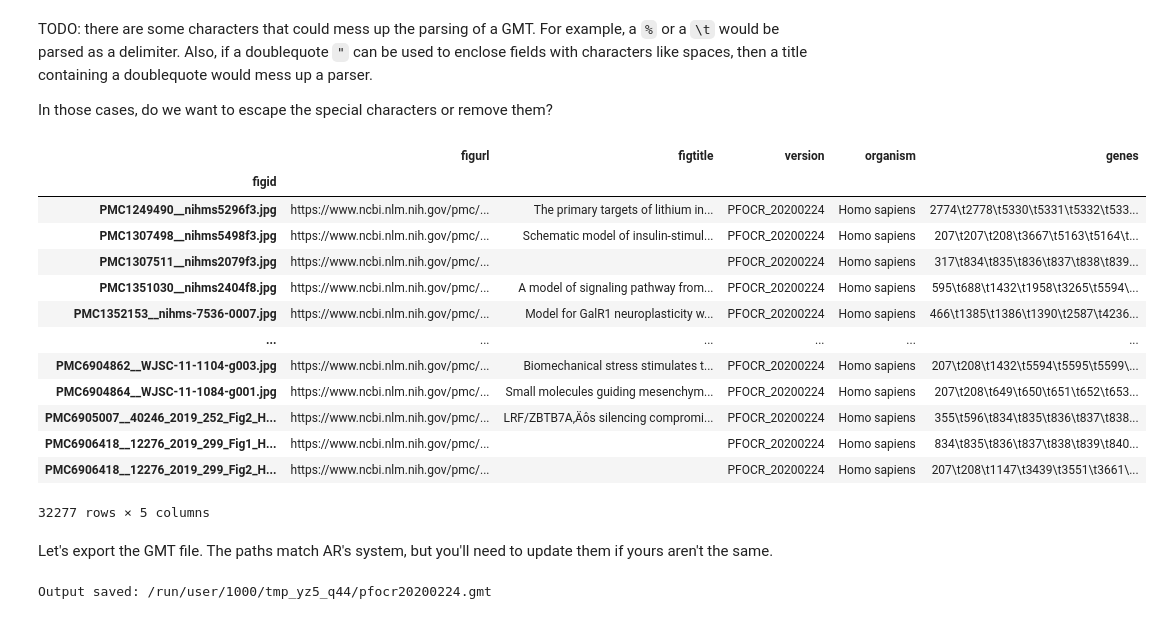
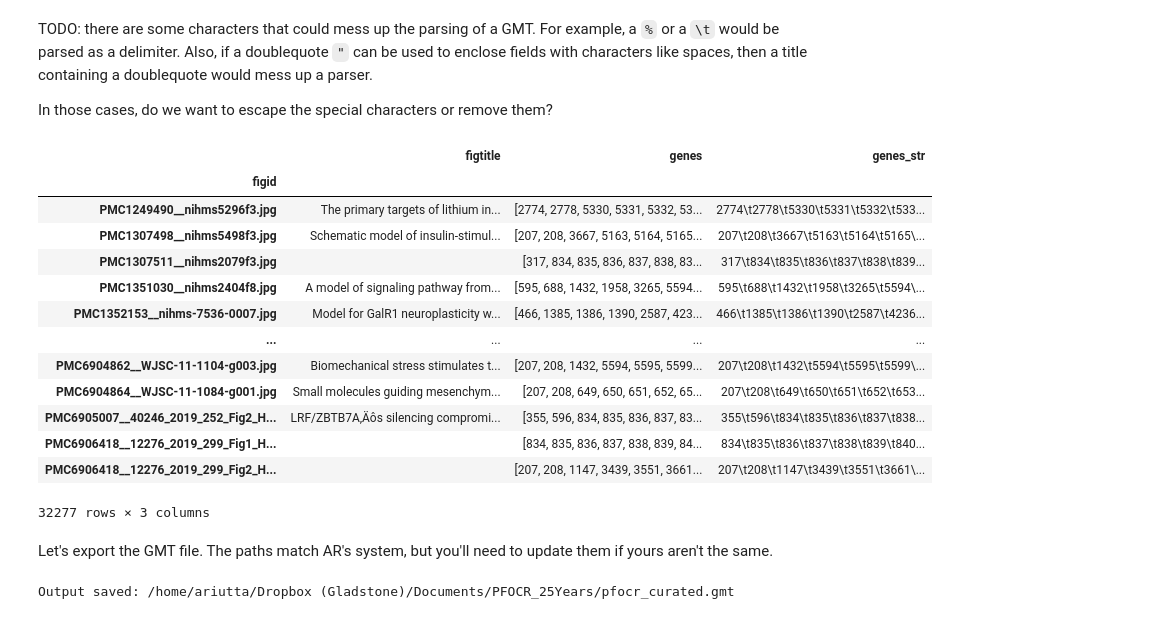
Before and after one commit to wikipathways/pathway-figure-ocr, a Jupyter notebook: notebooks/gmt.ipynb, the cells around one changed output. Drawn from its saved outputs; the diff is of its cells as text; code cells hidden in the pictures.

```diff
--- a/notebooks/gmt.ipynb
+++ b/notebooks/gmt.ipynb
@@ -154,6 +160,8 @@ pfocr_df = pfocr_df.join(gene_counts_df, on="figid")
 # %% [markdown]
 Limit to figures having 10 or more unique genes.
 # %%
-cutoff_pfocr_df = pfocr_df[pfocr_df["unique_gene_count"] >= 10].copy(deep=True)
+cutoff_pfocr_df = pfocr_df[pfocr_df["unique_gene_count"] >= 10][
+    ["figid", "figtitle", "entrez"]
+].drop_duplicates()
 cutoff_pfocr_df
 # %% [output]
@@ -198,61 +204,57 @@ def genes_to_gmt(df):
     return df["entrez"].astype("str").str.cat(sep="\t")
 # %%
 gmt_df = (
-    cutoff_pfocr_df[["figid", "figurl", "figtitle"]]
+    cutoff_pfocr_df[["figid", "figtitle"]]
     .drop_duplicates()
     .set_index("figid")
     .copy(deep=True)
 )
-gmt_df["version"] = "PFOCR_20200224"
-gmt_df["organism"] = "Homo sapiens"
 gmt_df["genes"] = (
+    cutoff_pfocr_df.set_index("figid")
+    .groupby("figid")
+    .apply(lambda x: x["entrez"].astype("str").to_list())
+)
+gmt_df["genes_str"] = (
     cutoff_pfocr_df.set_index("figid").groupby("figid").apply(genes_to_gmt)
 )
 gmt_df = gmt_df.fillna("")
 
 gmt_df
 # %% [output]
-|  | figurl | figtitle | version | organism | genes |
-| figid |  |  |  |  |  |
-| PMC1249490__nihms5296f3.jpg | https://www.ncbi.nlm.nih.gov/pmc/... | The primary targets of lithium in... | PFOCR_20200224 | Homo sapiens | 2774\t2778\t5330\t5331\t5332\t533... |
-| PMC1307498__nihms5498f3.jpg | https://www.ncbi.nlm.nih.gov/pmc/... | Schematic model of insulin-stimul... | PFOCR_20200224 | Homo sapiens | 207\t207\t208\t3667\t5163\t5164\t... |
-| PMC1307511__nihms2079f3.jpg | https://www.ncbi.nlm.nih.gov/pmc/... |  | PFOCR_20200224 | Homo sapiens | 317\t834\t835\t836\t837\t838\t839... |
-| PMC1351030__nihms2404f8.jpg | https://www.ncbi.nlm.nih.gov/pmc/... | A model of signaling pathway from... | PFOCR_20200224 | Homo sapiens | 595\t688\t1432\t1958\t3265\t5594\... |
-| PMC1352153__nihms-7536-0007.jpg | https://www.ncbi.nlm.nih.gov/pmc/... | Model for GalR1 neuroplasticity w... | PFOCR_20200224 | Homo sapiens | 466\t1385\t1386\t1390\t2587\t4236... |
-| ... | ... | ... | ... | ... | ... |
-| PMC6904862__WJSC-11-1104-g003.jpg | https://www.ncbi.nlm.nih.gov/pmc/... | Biomechanical stress stimulates t... | PFOCR_20200224 | Homo sapiens | 207\t208\t1432\t5594\t5595\t5599\... |
-| PMC6904864__WJSC-11-1084-g001.jpg | https://www.ncbi.nlm.nih.gov/pmc/... | Small molecules guiding mesenchym... | PFOCR_20200224 | Homo sapiens | 207\t208\t649\t650\t651\t652\t653... |
-| PMC6905007__40246_2019_252_Fig2_H... | https://www.ncbi.nlm.nih.gov/pmc/... | LRF/ZBTB7A‚Äôs silencing compromi... | PFOCR_20200224 | Homo sapiens | 355\t596\t834\t835\t836\t837\t838... |
-| PMC6906418__12276_2019_299_Fig1_H... | https://www.ncbi.nlm.nih.gov/pmc/... |  | PFOCR_20200224 | Homo sapiens | 834\t835\t836\t837\t838\t839\t840... |
-| PMC6906418__12276_2019_299_Fig2_H... | https://www.ncbi.nlm.nih.gov/pmc/... |  | PFOCR_20200224 | Homo sapiens | 207\t208\t1147\t3439\t3551\t3661\... |
+|  | figtitle | genes | genes_str |
+| figid |  |  |  |
+| PMC1249490__nihms5296f3.jpg | The primary targets of lithium in... | [2774, 2778, 5330, 5331, 5332, 53... | 2774\t2778\t5330\t5331\t5332\t533... |
+| PMC1307498__nihms5498f3.jpg | Schematic model of insulin-stimul... | [207, 208, 3667, 5163, 5164, 5165... | 207\t208\t3667\t5163\t5164\t5165\... |
+| PMC1307511__nihms2079f3.jpg |  | [317, 834, 835, 836, 837, 838, 83... | 317\t834\t835\t836\t837\t838\t839... |
+| PMC1351030__nihms2404f8.jpg | A model of signaling pathway from... | [595, 688, 1432, 1958, 3265, 5594... | 595\t688\t1432\t1958\t3265\t5594\... |
+| PMC1352153__nihms-7536-0007.jpg | Model for GalR1 neuroplasticity w... | [466, 1385, 1386, 1390, 2587, 423... | 466\t1385\t1386\t1390\t2587\t4236... |
+| ... | ... | ... | ... |
+| PMC6904862__WJSC-11-1104-g003.jpg | Biomechanical stress stimulates t... | [207, 208, 1432, 5594, 5595, 5599... | 207\t208\t1432\t5594\t5595\t5599\... |
+| PMC6904864__WJSC-11-1084-g001.jpg | Small molecules guiding mesenchym... | [207, 208, 649, 650, 651, 652, 65... | 207\t208\t649\t650\t651\t652\t653... |
+| PMC6905007__40246_2019_252_Fig2_H... | LRF/ZBTB7A‚Äôs silencing compromi... | [355, 596, 834, 835, 836, 837, 83... | 355\t596\t834\t835\t836\t837\t838... |
+| PMC6906418__12276_2019_299_Fig1_H... |  | [834, 835, 836, 837, 838, 839, 84... | 834\t835\t836\t837\t838\t839\t840... |
+| PMC6906418__12276_2019_299_Fig2_H... |  | [207, 208, 1147, 3439, 3551, 3661... | 207\t208\t1147\t3439\t3551\t3661\... |
-32277 rows × 5 columns
+32277 rows × 3 columns
 # %% [markdown]
 Let's export the GMT file. The paths match AR's system, but you'll need to update them if yours aren't the same.
 # %%
 dropbox_dir = Path("~/Dropbox (Gladstone)").expanduser().resolve()
 paper_dir = dropbox_dir.joinpath("Documents/PFOCR_25Years").expanduser().resolve()
-data_dir = paper_dir.joinpath("raw")
+data_dir = paper_dir
+# data_dir = paper_dir.joinpath("raw")
 
 if not data_dir.exists():
     tmp_dir = tempfile.TemporaryDirectory()
     # can explicitly remove tmp_dir with tmp_dir.cleanup()
     data_dir = Path(tmp_dir.name)
 
-gmt_path = data_dir.joinpath("pfocr20200224.gmt")
+gmt_path = data_dir.joinpath("pfocr_curated.gmt")
 
 with open(gmt_path, "w") as gmt_f:
     for figid, row in gmt_df.iterrows():
-        gmt_f.write(
-            "\t".join(
-                [
-                    "%".join([row["figtitle"], figid, row["version"], row["organism"]]),
-                    row["figurl"],
-                    row["genes"],
-                ]
-            )
-        )
+        gmt_f.write("\t".join([figid, row["figtitle"], row["genes_str"],]))
         gmt_f.write("\n")
 
 print(f"Output saved: {gmt_path}")
 # %% [output]
-Output saved: /run/user/1000/tmp_yz5_q44/pfocr20200224.gmt
+Output saved: /home/ariutta/Dropbox (Gladstone)/Documents/PFOCR_25Years/pfocr_curated.gmt
```
Also changed, not shown: parts of 63 cells of this notebook, 11 other files.
